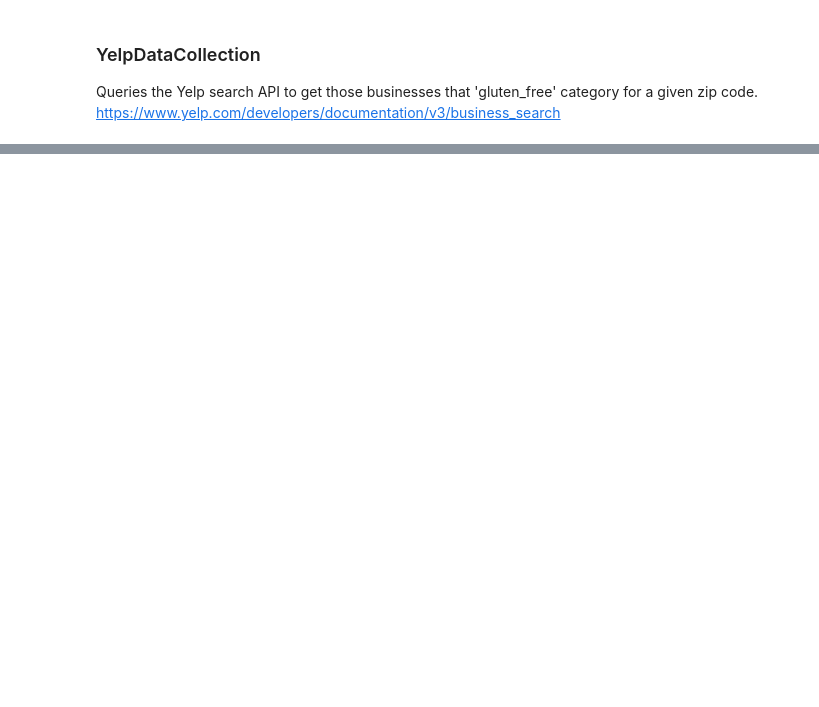
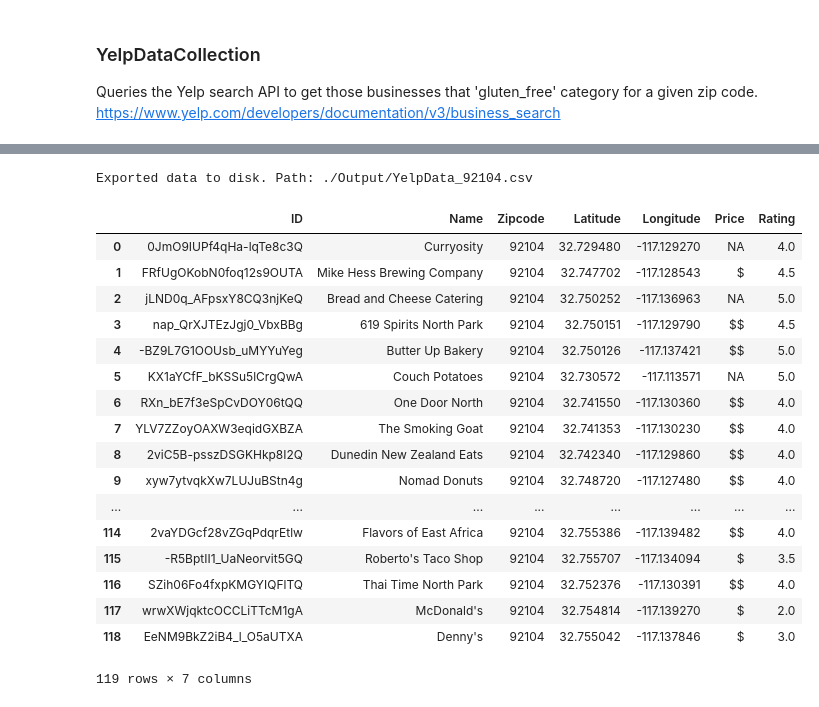
Before and after one commit to connie-hu/DataViz_Project, a Jupyter notebook: Scott/YelpDataCollection.ipynb, the cells around one changed output, grey strips where cells are left out. Cells and saved outputs as stored; diff of their text form; code cells hidden in the pictures; blank space fills up the shorter version.

Commit message:
completed getting data from Yelp API

```diff
--- a/Scott/YelpDataCollection.ipynb
+++ b/Scott/YelpDataCollection.ipynb
@@ -13,13 +171,15 @@ from secrets import yelpKey
 # %%
-#-- Prepare Request
+#-- Collect Data
 
 # Zip Code to search
 # Able to pass this as function in future
 searchZipCode = "92104"
 
 
+#- Get Data From Yelp
 yelpDataForZipCode = getDataForZipcode(searchZipCode)
 
-print('Completed')
-print(yelpDataForZipCode)
+
+#- Create DataFrame
+yelpData_df = pd.DataFrame(yelpDataForZipCode)
 # %% [output]
@@ -148,0 +203,31 @@ def getPriceForBusiness(businessInfo):
+# %%
+#-- Export Data
+dataExportPath = os.path.join(".", "Output", f"YelpData_{searchZipCode}.csv")
+
+yelpData_df.to_csv(dataExportPath)
+
+print(f"Exported data to disk. Path: {dataExportPath}")
+# %% [output]
+Exported data to disk. Path: ./Output/YelpData_92104.csv
+# %%
+#-- Preview Data
+yelpData_df.head(200)
+# %% [output]
+|  | ID | Name | Zipcode | Latitude | Longitude | Price | Rating |
+| 0 | 0JmO9IUPf4qHa-lqTe8c3Q | Curryosity | 92104 | 32.729480 | -117.129270 | NA | 4.0 |
+| 1 | FRfUgOKobN0foq12s9OUTA | Mike Hess Brewing Company | 92104 | 32.747702 | -117.128543 | $ | 4.5 |
+| 2 | jLND0q_AFpsxY8CQ3njKeQ | Bread and Cheese Catering | 92104 | 32.750252 | -117.136963 | NA | 5.0 |
+| 3 | nap_QrXJTEzJgj0_VbxBBg | 619 Spirits North Park | 92104 | 32.750151 | -117.129790 | $$ | 4.5 |
+| 4 | -BZ9L7G1OOUsb_uMYYuYeg | Butter Up Bakery | 92104 | 32.750126 | -117.137421 | $$ | 5.0 |
+| 5 | KX1aYCfF_bKSSu5lCrgQwA | Couch Potatoes | 92104 | 32.730572 | -117.113571 | NA | 5.0 |
+| 6 | RXn_bE7f3eSpCvDOY06tQQ | One Door North | 92104 | 32.741550 | -117.130360 | $$ | 4.0 |
+| 7 | YLV7ZZoyOAXW3eqidGXBZA | The Smoking Goat | 92104 | 32.741353 | -117.130230 | $$ | 4.0 |
+| 8 | 2viC5B-psszDSGKHkp8I2Q | Dunedin New Zealand Eats | 92104 | 32.742340 | -117.129860 | $$ | 4.0 |
+| 9 | xyw7ytvqkXw7LUJuBStn4g | Nomad Donuts | 92104 | 32.748720 | -117.127480 | $$ | 4.0 |
+| ... | ... | ... | ... | ... | ... | ... | ... |
+| 114 | 2vaYDGcf28vZGqPdqrEtlw | Flavors of East Africa | 92104 | 32.755386 | -117.139482 | $$ | 4.0 |
+| 115 | -R5BptII1_UaNeorvit5GQ | Roberto's Taco Shop | 92104 | 32.755707 | -117.134094 | $ | 3.5 |
+| 116 | SZih06Fo4fxpKMGYIQFlTQ | Thai Time North Park | 92104 | 32.752376 | -117.130391 | $$ | 4.0 |
+| 117 | wrwXWjqktcOCCLiTTcM1gA | McDonald's | 92104 | 32.754814 | -117.139270 | $ | 2.0 |
+| 118 | EeNM9BkZ2iB4_l_O5aUTXA | Denny's | 92104 | 32.755042 | -117.137846 | $ | 3.0 |
+119 rows × 7 columns
```
Also changed, not shown: parts of 7 cells of this notebook, 1 other file.
